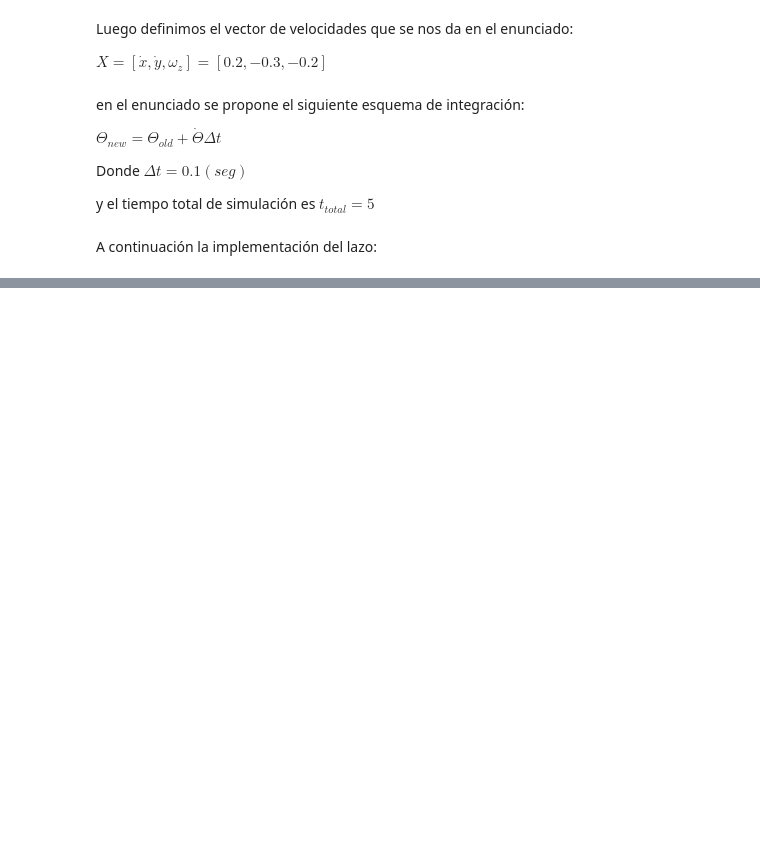
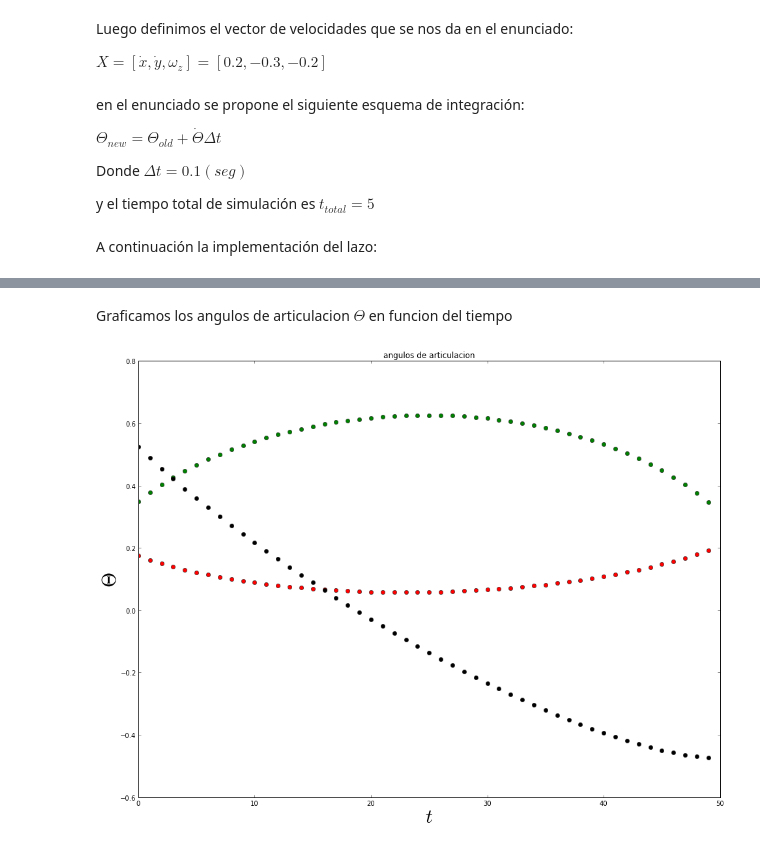
Before and after one commit to elsuizo/Control_de_robots_py, a Jupyter notebook: tp4.ipynb, the cells around one changed output, grey strips where cells are left out. Drawn from its saved outputs; the diff is of its cells as text; code cells hidden in the pictures; blank space fills up the shorter version.

```diff
--- a/tp4.ipynb
+++ b/tp4.ipynb
@@ -370,0 +406,12 @@ for i in range(int(N_muestras)-1):
+# %% [markdown]
+Graficamos los angulos de articulacion $\Theta$ en funcion del tiempo
+# %%
+plt.plot(Theta_vec[0,:],'ro')
+plt.plot(Theta_vec[1,:],'go')
+plt.plot(Theta_vec[2,:],'ko')
+plt.title('angulos de articulacion')
+plt.xlabel('$t$',fontsize=30)
+plt.ylabel('$\Theta$',fontsize=30)
+plt.show()
+# %% [output]
+[figure, added]
```
Also changed, not shown: parts of 6 cells of this notebook.
